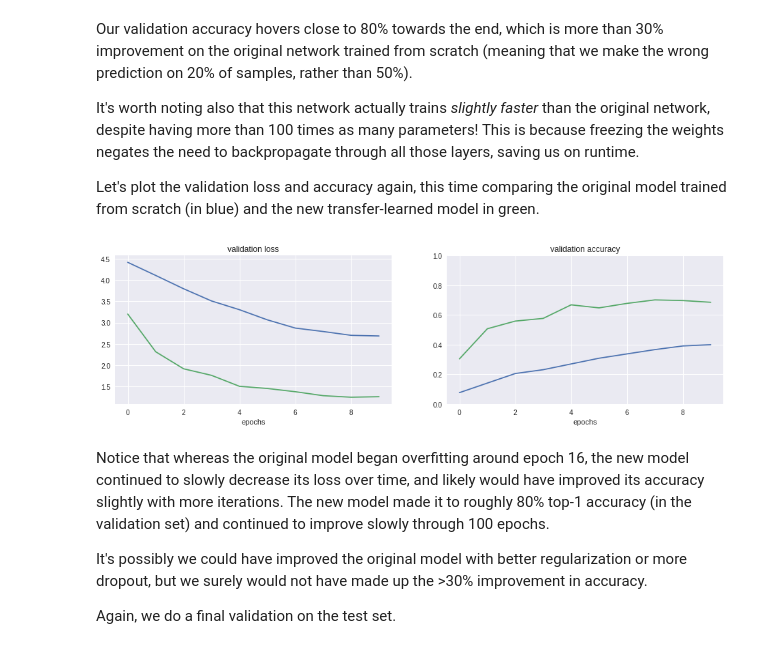
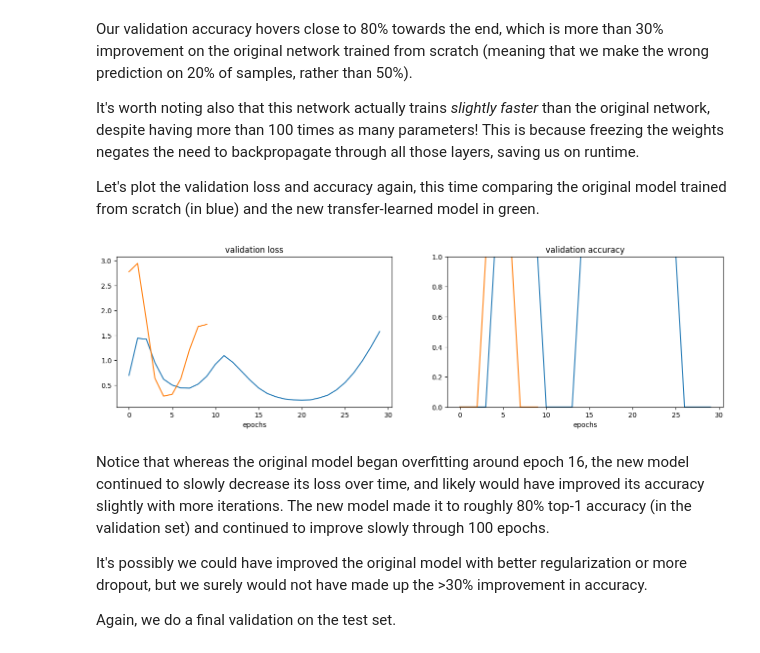
Before and after one commit to RodrigoPaulaLopes/Adopet-API, a Jupyter notebook: notebooks/transfer-learning.ipynb, the cells around one changed output. Cells and saved outputs as stored; diff of their text form; code cells hidden in the pictures.

```diff
--- a/notebooks/transfer-learning.ipynb
+++ b/notebooks/transfer-learning.ipynb
@@ -73,8 +71,8 @@ Downloading 101_Object_Categories for image notebooks
 ######################################################################## 100.0%
 101_ObjectCategories  sample_data
 # %%
-root = '101_ObjectCategories'
-exclude = ['BACKGROUND_Google', 'Motorbikes', 'airplanes', 'Faces_easy', 'Faces']
+root = 'rickandmorty'
+exclude = ['morty/.ipynb_checkpoints', "rick/.ipynb_checkpoints", ".ipynb_checkpoints"]
 train_split, val_split = 0.7, 0.15
 
 categories = [x[0] for x in os.walk(root) if x[0]][1:]
@@ -247,6 +253,6 @@ model.compile(loss='categorical_crossentropy',
 
 history = model.fit(x_train, y_train,
                     batch_size=128,
-                    epochs=10,
+                    epochs=30,
                     validation_data=(x_val, y_val))
 # %% [output]
@@ -421,21 +440,21 @@ Let's plot the validation loss and accuracy again, this time comparing the origi
 # %%
 fig = plt.figure(figsize=(16,4))
 ax = fig.add_subplot(121)
 ax.plot(history.history["val_loss"])
 ax.plot(history2.history["val_loss"])
 ax.set_title("validation loss")
 ax.set_xlabel("epochs")
 
 ax2 = fig.add_subplot(122)
-ax2.plot(history.history["val_acc"])
-ax2.plot(history2.history["val_acc"])
+ax2.plot(history.history["val_accuracy"])
+ax2.plot(history2.history["val_accuracy"])
 ax2.set_title("validation accuracy")
 ax2.set_xlabel("epochs")
 ax2.set_ylim(0, 1)
 
 plt.show()
 # %% [output]
-[figure, old version]
+[figure, new version]
 # %% [markdown]
 Notice that whereas the original model began overfitting around epoch 16, the new model continued to slowly decrease its loss over time, and likely would have improved its accuracy slightly with more iterations. The new model made it to roughly 80% top-1 accuracy (in the validation set) and continued to improve slowly through 100 epochs.
 
```
Also changed, not shown: parts of 16 cells of this notebook.
